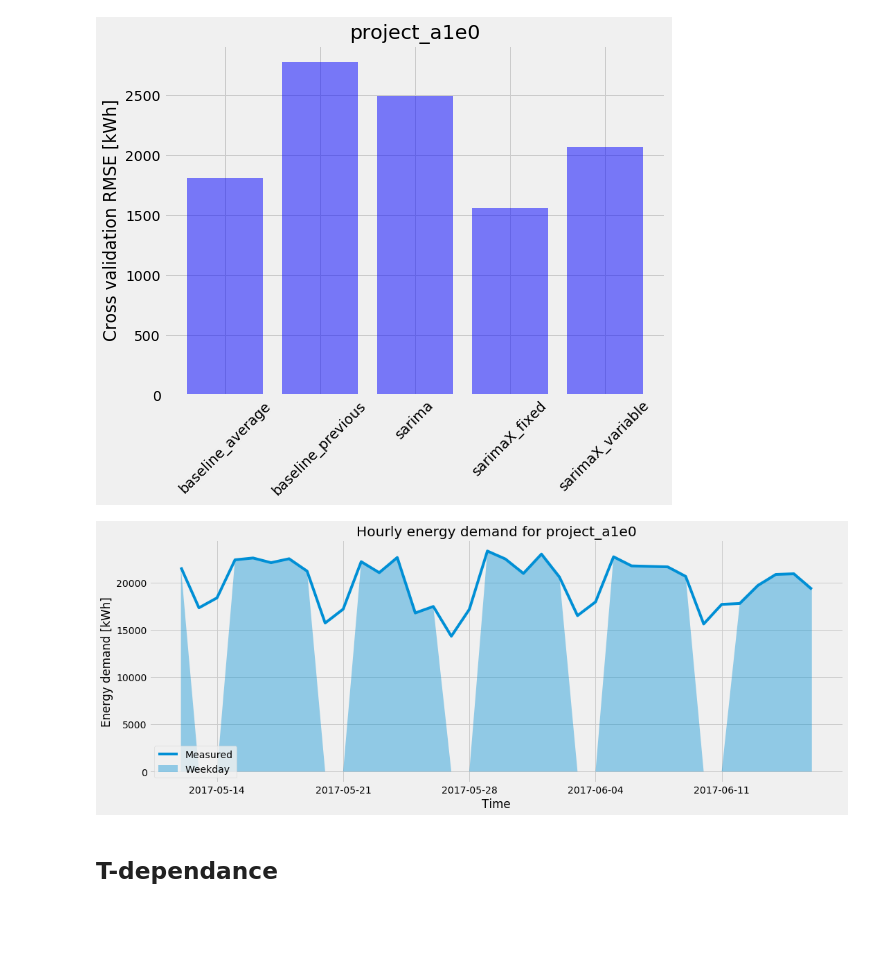
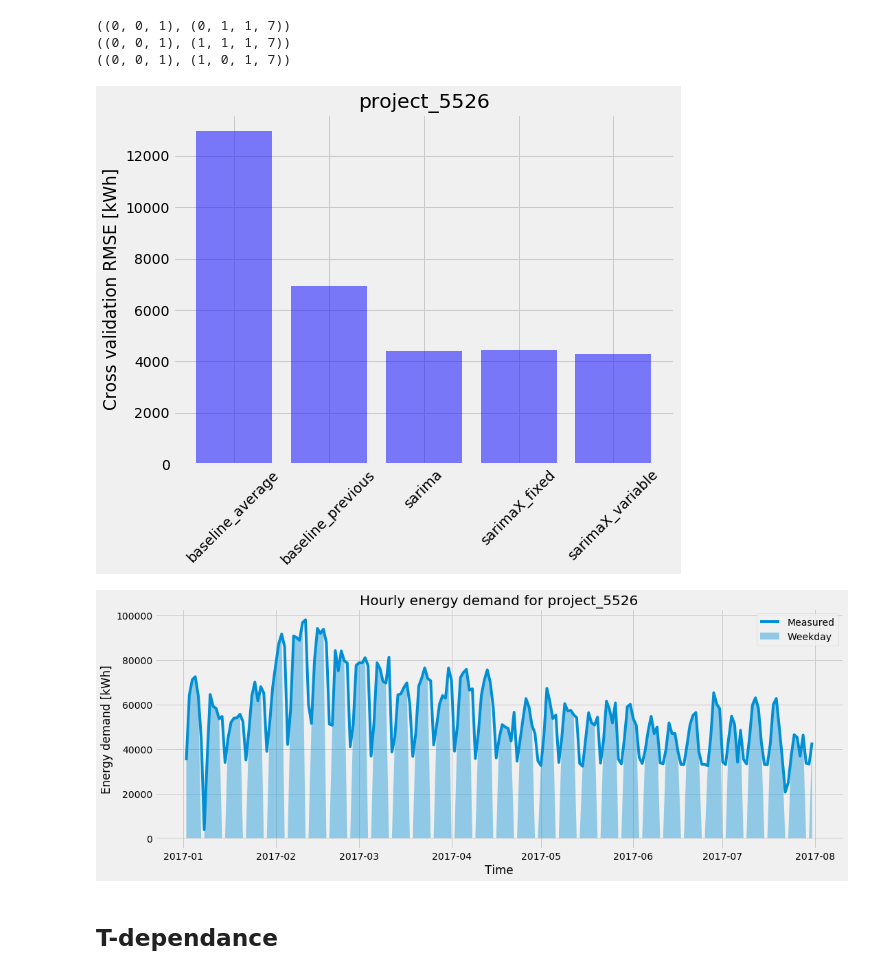
Before and after one commit to Rosina9700/dsi-capstone, a Jupyter notebook: development/daily_results.ipynb, the cells around one changed output. Cells and saved outputs as stored; diff of their text form; code cells hidden in the pictures; blank space fills up the shorter version.

```diff
--- a/development/daily_results.ipynb
+++ b/development/daily_results.ipynb
@@ -17,8 +17,8 @@ def plot_results(df):
     cross_val_scores['baseline_previous'] = df.iloc[0]['baseline_previous']
     cross_val_scores['baseline_average'] = df.iloc[0]['baseline_averages']
     cross_val_scores['sarima'] = df.iloc[0]['sarima_x']
-    cross_val_scores['sarimaX_fixed'] = df.iloc[2]['sarima_x']
-    cross_val_scores['sarimaX_variable'] = df.iloc[6]['sarima_x']
+    cross_val_scores['sarimaX_fixed'] = df.iloc[1]['sarima_x']
+    cross_val_scores['sarimaX_variable'] = df.iloc[3]['sarima_x']
     results = OrderedDict(sorted(cross_val_scores.items(), key=lambda t: t[0]))
     values = [v/1000. for v in results.values()]
     plt.figure(figsize=(8,6))
@@ -29,7 +29,7 @@ def plot_results(df):
     plt.show()
     pass
 # %%
-project_name = 'project_a1e0'
+project_name = 'project_5526'
 freq = 'D'
 season = 7
 path = '../../capstone_data/Azimuth/clean/{}'.format(project_name)
@@ -37,7 +37,8 @@ path = '../../capstone_data/Azimuth/clean/{}'.format(project_name)
 dp = Data_preparation(path,freq)
 df = dp.get_data()
 y = dp.create_variable(agg='sum',feature='power_all')
-path_res = 'output_'+project_name+'_daily'
-results = Results_data(path_res).get_data().df
-res_sarima = results[results['model']=='sarima']
-res_sarimax = results[results['model']=='sarimaX']
+path_res = 'results_daily/output_'+project_name+'_daily'
+res = Results_data(path_res).get_data()
+results = res.df
+results_train =results[results['test']==0]
+results_test =results[results['test']==1]
@@ -52,7 +53,16 @@ print params_sX
+# %%
+params_s,params_sX,params_sX_v = res.get_params()
+print params_s
+print params_sX
+print params_sX_v
+# %% [output]
+((0, 0, 1), (0, 1, 1, 7))
+((0, 0, 1), (1, 1, 1, 7))
+((0, 0, 1), (1, 0, 1, 7))
 # %%
-plot_results(results)
+plot_results(results_train)
 # %% [output]
-[figure, old version]
+[figure, new version]
 # %%
 plt.figure(figsize=(16,6))
 y_plot = y.iloc[:,0]/1000.
@@ -65,7 +75,7 @@ title = 'Hourly energy demand for {}'.format(project_name)
 plt.title(title)
 plt.show()
 # %% [output]
-[figure, old version]
+[figure, new version]
 # %% [markdown]
 ## T-dependance
 # %%
```
Also changed, not shown: parts of 18 cells of this notebook, 17 other files.
